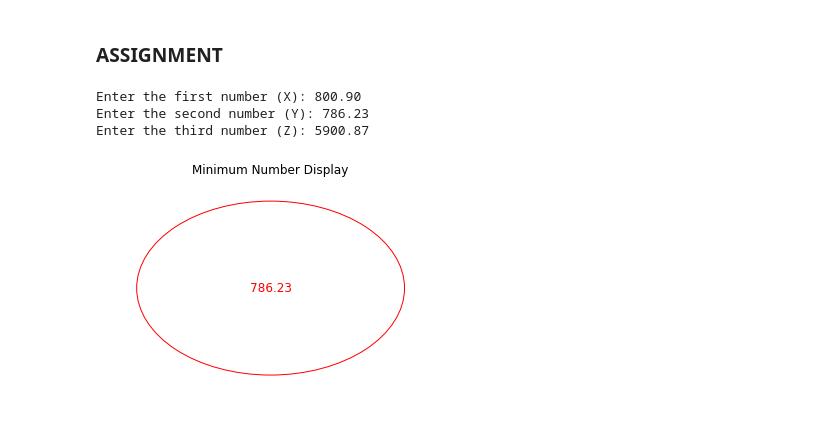
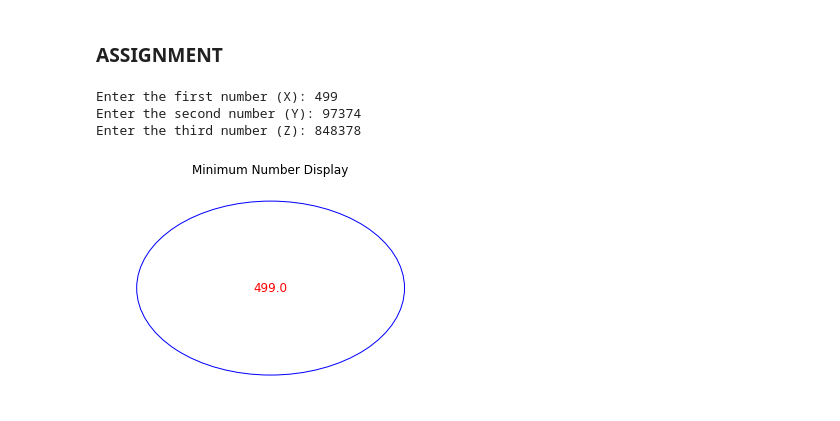
Before and after one commit to Evans93/School_lesson, a Jupyter notebook: python lecture.ipynb, the cells around one changed output. Cells and saved outputs as stored; diff of their text form; code cells hidden in the pictures.

```diff
--- a/python lecture.ipynb
+++ b/python lecture.ipynb
@@ -495,35 +495,35 @@ print(dst)
 import matplotlib.pyplot as plt
 
 # Step 1: Get user input
 X = float(input("Enter the first number (X): "))
 Y = float(input("Enter the second number (Y): "))
 Z = float(input("Enter the third number (Z): "))
 
 # Step 2: Find the minimum number
 min_number = min(X, Y, Z)
 
 # Step 3: Display the result on a 2D object (circle)
 # Create a figure and axis
 fig, ax = plt.subplots()
 
 # Draw a circle
-circle = plt.Circle((0.5, 0.5), 0.4, color='Red', fill=False)
+circle = plt.Circle((0.5, 0.5), 0.4, color='Blue', fill=False)
 ax.add_artist(circle)
 
 # Add the minimum number inside the circle
 ax.text(0.5, 0.5, str(min_number), horizontalalignment='center',
         verticalalignment='center', fontsize=12, color='red')
 
 # Set the limits and remove axes
 ax.set_xlim(0, 1)
 ax.set_ylim(0, 1)
 ax.axis('off')
 
 # Display the plot
 plt.title("Minimum Number Display")
 plt.show()
 # %% [output]
-Enter the first number (X): 800.90
-Enter the second number (Y): 786.23
-Enter the third number (Z): 5900.87
+Enter the first number (X): 499
+Enter the second number (Y): 97374
+Enter the third number (Z): 848378
-[figure, old version]
+[figure, new version]
```
